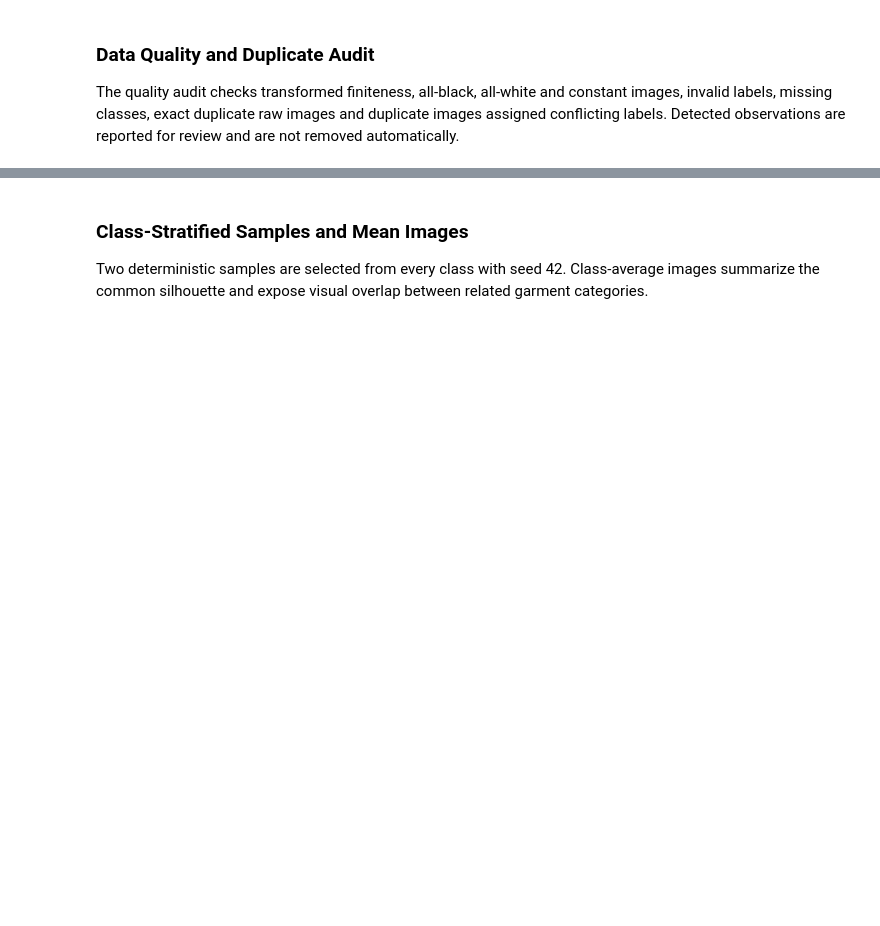
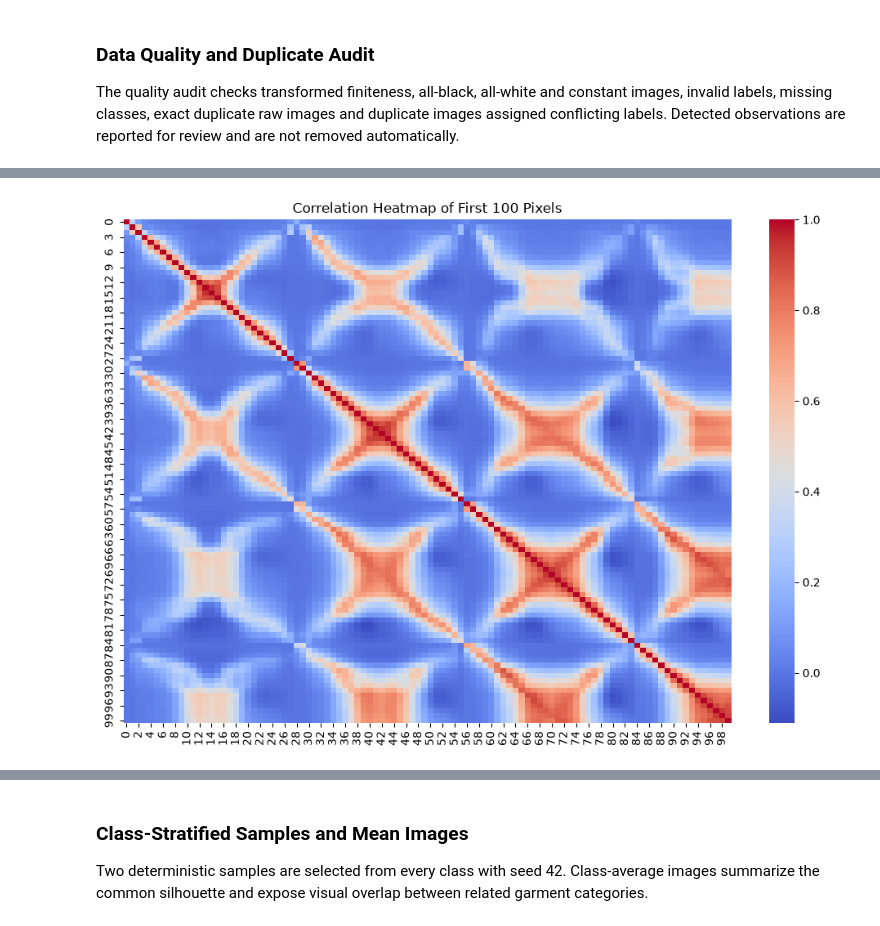
Before and after one commit to TiCoder-coder/TOTAL_LABPARACTICE_FOR_DEEP_LEARNING, a Jupyter notebook: total_practice/practice_1/practice_1.ipynb, the cells around one changed output, grey strips where cells are left out. Saved outputs shown, nothing was run; the diff lists cells and outputs as text; code cells hidden in the pictures; blank space fills up the shorter version.

```diff
--- a/total_practice/practice_1/practice_1.ipynb
+++ b/total_practice/practice_1/practice_1.ipynb
@@ -277,0 +353,12 @@ assert quality['conflicting_label_group_count'] == 0
+# %%
+X_flatten = images_np.reshape(images_np.shape[0], -1)
+
+corr_first_100 = np.corrcoef(X_flatten[:, :100], rowvar=False)
+
+plt.figure(figsize=(12, 8))
+sns.heatmap(corr_first_100, cmap='coolwarm', annot=False)
+plt.title("Correlation Heatmap of First 100 Pixels")
+
+plt.show()
+# %% [output]
+[figure, added]
```
Also changed, not shown: parts of 24 cells of this notebook.
